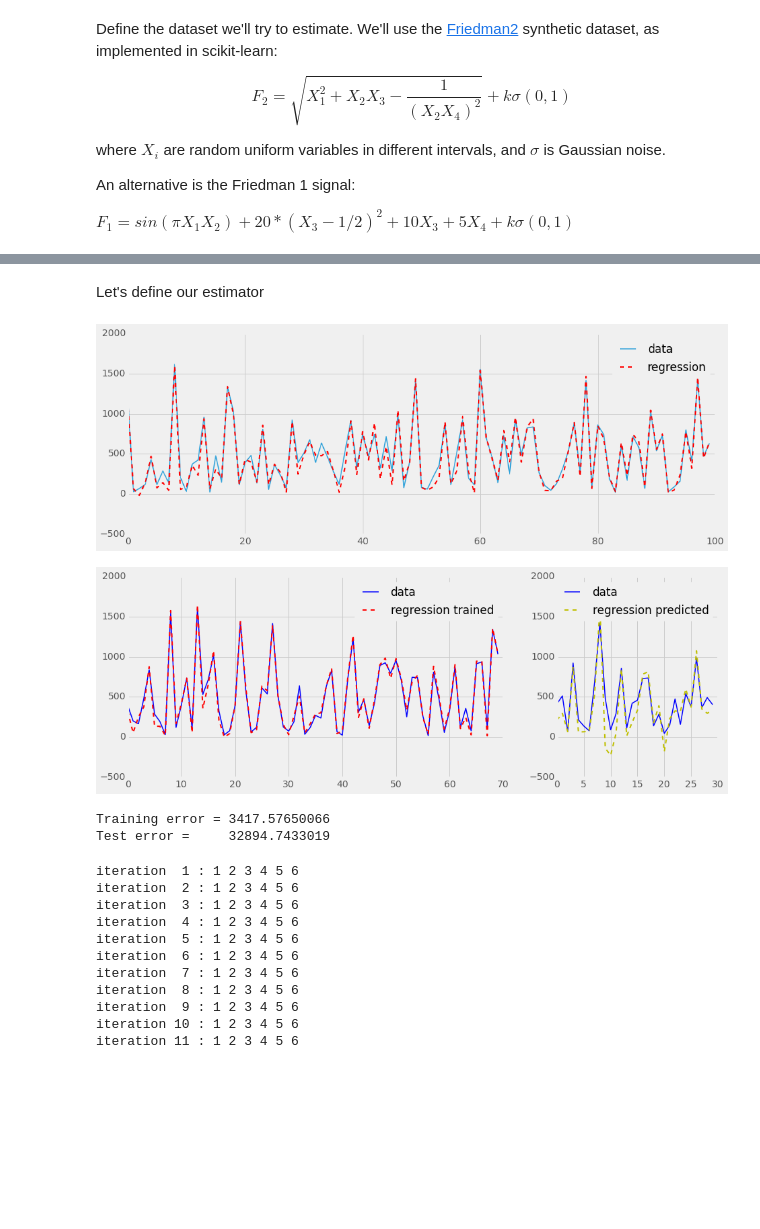
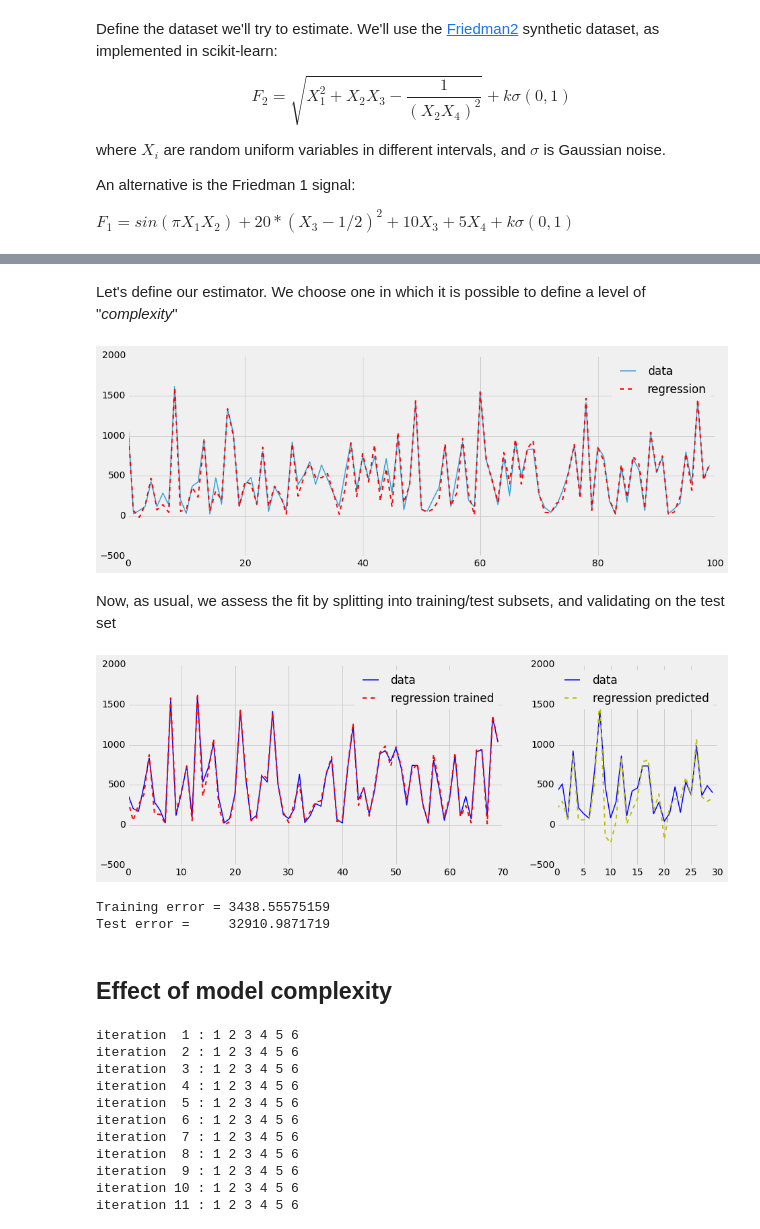
Before and after one commit to paulovn/ml-intro, a Jupyter notebook: 02 Regression, Bias, Variance.ipynb, the cells around one changed output, grey strips where cells are left out. Saved outputs shown, nothing was run; the diff lists cells and outputs as text; code cells hidden in the pictures; blank space fills up the shorter version.

```diff
--- a/02 Regression, Bias, Variance.ipynb
+++ b/02 Regression, Bias, Variance.ipynb
@@ -43,23 +45,25 @@ p1 = plt.plot( y0 )
-# %% [markdown]
-Let's define our estimator
+# %% [markdown]
+Let's define our estimator. We choose one in which it is possible to define a level of "_complexity_"
 # %%
 from sklearn.kernel_ridge import KernelRidge
 
 def MyPredictor( complexity ):
+    """Instantiate a regression estimator, as a function of a 'complexity' parameter"""
     return KernelRidge( alpha=1, kernel="poly", degree=complexity )
 # %%
 # Try to predict the result "y" from the "X" variables (regression)
 
-
-regr = MyClassifier(5).fit( X0, y0 )
+regr = MyPredictor(5).fit( X0, y0 )
 yp = regr.predict( X0 )
 
 plt.figure(2, (14,5), dpi=200 )
 p1 = plt.plot( y0, label="data" )
 p2 = plt.plot( yp, c='r', ls='--', lw=2, label="regression")
 l = plt.legend()
 # %% [output]
-[figure, old version]
+[figure, new version]
+# %% [markdown]
+Now, as usual, we assess the fit by splitting into training/test subsets, and validating on the test set
 # %%
 # Split into train & test
 from sklearn.cross_validation import train_test_split
@@ -87,7 +91,7 @@ p3 = plt.plot( yt, c="b", lw=1.5, label="data" )
 p4 = plt.plot( ypt, c='y', ls='--', lw=2, label="regression predicted")
 l = plt.legend()
 # %% [output]
-[figure, old version]
+[figure, new version]
 # %%
 # Measure the error (as RMSE)
 from sklearn.metrics import mean_squared_error
@@ -95,8 +99,10 @@ err_train = mean_squared_error( ypr, yr )
 err_test  = mean_squared_error( ypt, yt )
 print "Training error =", err_train, "\nTest error =    ", err_test
 # %% [output]
-Training error = 3417.57650066
-Test error =     32894.7433019
+Training error = 3438.55575159
+Test error =     32910.9871719
+# %% [markdown]
+## Effect of model complexity
 # %%
 # Try out different polynomial degrees
 # Repeat the procedure a few times, to extract mean behaviour
```
Also changed, not shown: parts of 8 cells of this notebook, 2 other files.
